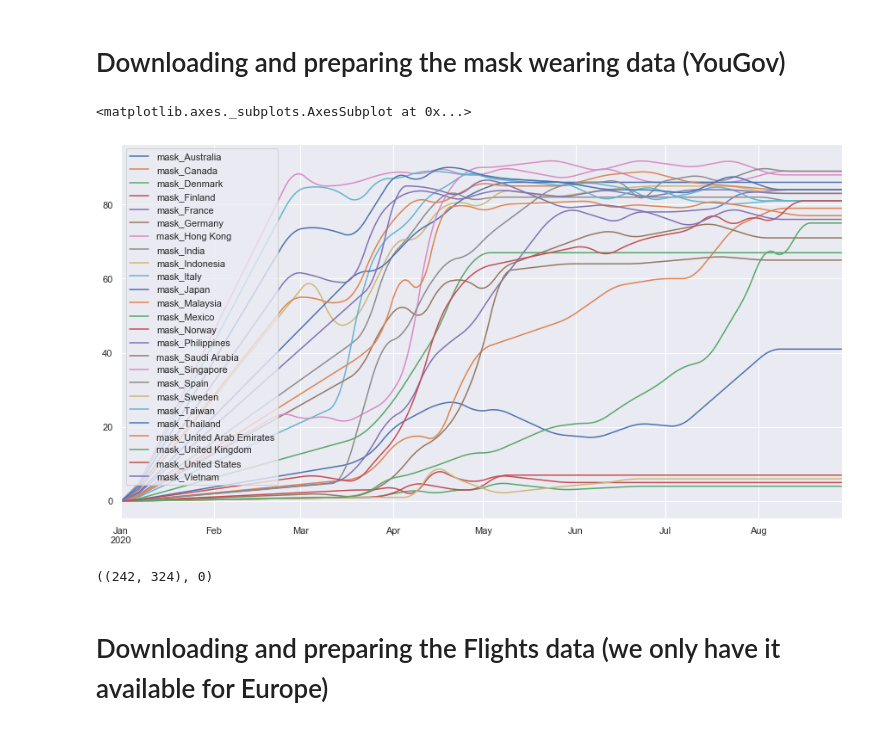
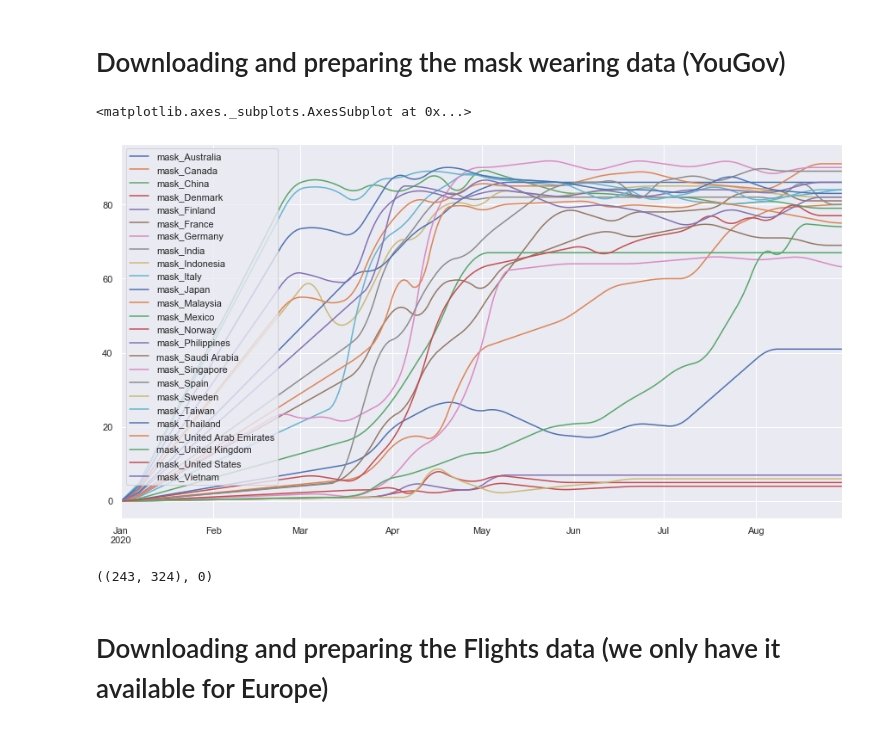
Before and after one commit to martaarozarena/KSchool-Master-Final-Project, a Jupyter notebook: endog_exog_series.ipynb, the cells around one changed output. Drawn from its saved outputs; the diff is of its cells as text; code cells hidden in the pictures.

```diff
--- a/endog_exog_series.ipynb
+++ b/endog_exog_series.ipynb
@@ -114,7 +114,7 @@ exogenous.shape, exogenous.isna().sum().sum()
 # Downloading and preparing the mask wearing data (YouGov)
 # %%
 # We download the mask wearing data
-url2 = "https://drive.google.com/file/d/15S6nC4NKDnTj-P6jCcf1LAoH7bgoIzEv/view?usp=sharing"
+url2 = 'https://drive.google.com/file/d/1vvj9dfvL7c16q3ZrrrFJiJ3T-uH0Yx6n/view?usp=sharing'
 path2 = 'https://drive.google.com/uc?export=download&id='+url2.split('/')[-2]
 var_percent_mask = pd.read_csv(path2, sep=";", parse_dates=['DateTime'], index_col=['DateTime'])
 # %%
@@ -130,20 +130,20 @@ var_percent_mask = var_percent_mask.interpolate(method='linear', limit_direction
 # %%
 #rename the variable's columns to be added in the general exogenous dataframe
 var_percent_mask.columns = 'mask_' + var_percent_mask.columns
 var_percent_mask.rename(columns={'mask_UAE' : 'mask_United Arab Emirates', 'mask_UK' : 'mask_United Kingdom',
                                  'mask_USA' : 'mask_United States'}, inplace=True)
-var_percent_mask.drop('mask_China', axis=1, inplace=True)
+var_percent_mask.drop('mask_Hong Kong', axis=1, inplace=True)
 var_percent_mask.plot()
 # %% [output]
 <matplotlib.axes._subplots.AxesSubplot at 0x...>
-[figure, old version]
+[figure, new version]
 # %%
 #add the mask data to the rest of exogenous dataframe
 exogenous = pd.concat([exogenous, var_percent_mask], axis=1)
 # %%
 exogenous.shape, exogenous.isna().sum().sum()
 # %% [output]
-((242, 324), 0)
+((243, 324), 0)
 # %% [markdown]
 # Downloading and preparing the Flights data (we only have it available for Europe)
 # %%
```
Also changed, not shown: parts of 4 cells of this notebook, 13 other files.
